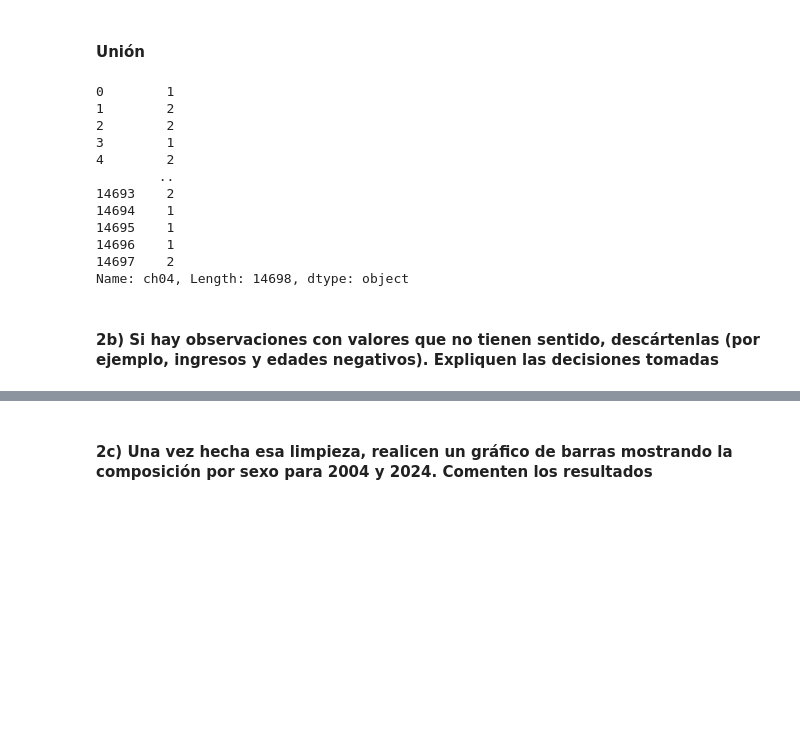
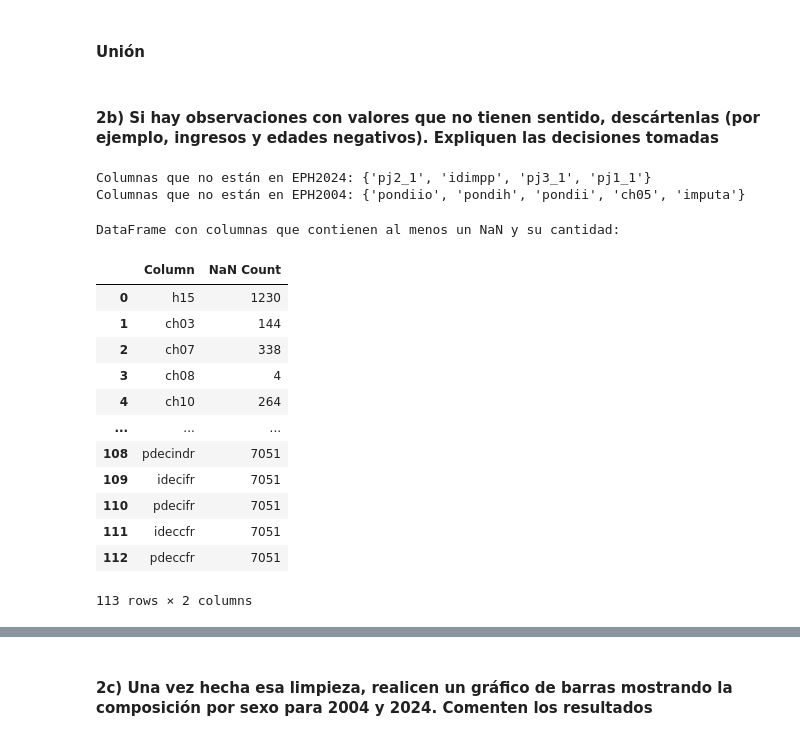
Before and after one commit to GabrielDiaz303/CC408--T1-2-, a Jupyter notebook: TP3 - Codigo.ipynb, the cells around one changed output, grey strips where cells are left out. Drawn from its saved outputs; the diff is of its cells as text; code cells hidden in the pictures; blank space fills up the shorter version.

Commit message:
Correciones y eliminar datos raros

```diff
--- a/TP3 - Codigo.ipynb
+++ b/TP3 - Codigo.ipynb
@@ -227,19 +206,57 @@ See the caveats in the documentation: https://pandas.pydata.org/pandas-docs/stab
 #### Unión
 # %%
 EPH_completo= pd.concat([EPH2004BS, EPH2024BS], ignore_index=True)
-EPH_completo["ch04"]
-# %% [output]
-0        1
-1        2
-2        2
-3        1
-4        2
-        ..
-14693    2
-14694    1
-14695    1
-14696    1
-14697    2
-Name: ch04, Length: 14698, dtype: object
 # %% [markdown]
 #### 2b) Si hay observaciones con valores que no tienen sentido, descártenlas (por ejemplo, ingresos y edades negativos). Expliquen las decisiones tomadas
+# %%
+#Decartamos las columnas que no se encuentran en ambas bases de datos
+columnas_2004 = set(EPH2004BS.columns)
+columnas_2024 = set(EPH2024BS.columns)
+
+# Calcular las columnas que no se comparten
+columnas_diferentes2004 = columnas_2004 - columnas_2024
+columnas_diferentes2024 = columnas_2024 - columnas_2004
+
+# Mostrar los resultados
+print("Columnas que no están en EPH2024:", columnas_diferentes2004)
+print("Columnas que no están en EPH2004:", columnas_diferentes2024)
+
+#Descartamos las columnas
+columnas_descartar = columnas_diferentes2004 | columnas_diferentes2024
+EPH_completo.drop(columnas_descartar, axis=1, inplace=True)
+# %% [output]
+Columnas que no están en EPH2024: {'pj2_1', 'idimpp', 'pj3_1', 'pj1_1'}
+Columnas que no están en EPH2004: {'pondiio', 'pondih', 'pondii', 'ch05', 'imputa'}
+# %%
+#Descartamos todas las columnas que, debido a pertenecer a los aglemerados 32 y 33
+#su valor no varía y aquellas que no son de interes
+EPH_completo.drop(["trimestre", "region","mas_500", "codusu", "nro_hogar"], axis=1, inplace=True)
+# %%
+# Filtrar columnas que tienen al menos un NaN
+
+columns_with_nan = EPH_completo.columns[EPH_completo.isna().any()].tolist()
+
+# Crear un nuevo DataFrame solo con las columnas que tienen NaN
+df_nan_columns = EPH_completo[columns_with_nan]
+
+# Contar NaN en cada columna y convertir a DataFrame
+nan_counts = EPH_completo[columns_with_nan].isna().sum().reset_index()
+nan_counts.columns = ['Column', 'NaN Count']
+
+print("\nDataFrame con columnas que contienen al menos un NaN y su cantidad:")
+nan_counts
+# %% [output]
+DataFrame con columnas que contienen al menos un NaN y su cantidad:
+|  | Column | NaN Count |
+| 0 | h15 | 1230 |
+| 1 | ch03 | 144 |
+| 2 | ch07 | 338 |
+| 3 | ch08 | 4 |
+| 4 | ch10 | 264 |
+| ... | ... | ... |
+| 108 | pdecindr | 7051 |
+| 109 | idecifr | 7051 |
+| 110 | pdecifr | 7051 |
+| 111 | ideccfr | 7051 |
+| 112 | pdeccfr | 7051 |
+113 rows × 2 columns
```
Also changed, not shown: parts of 24 cells of this notebook, 2 other files.
